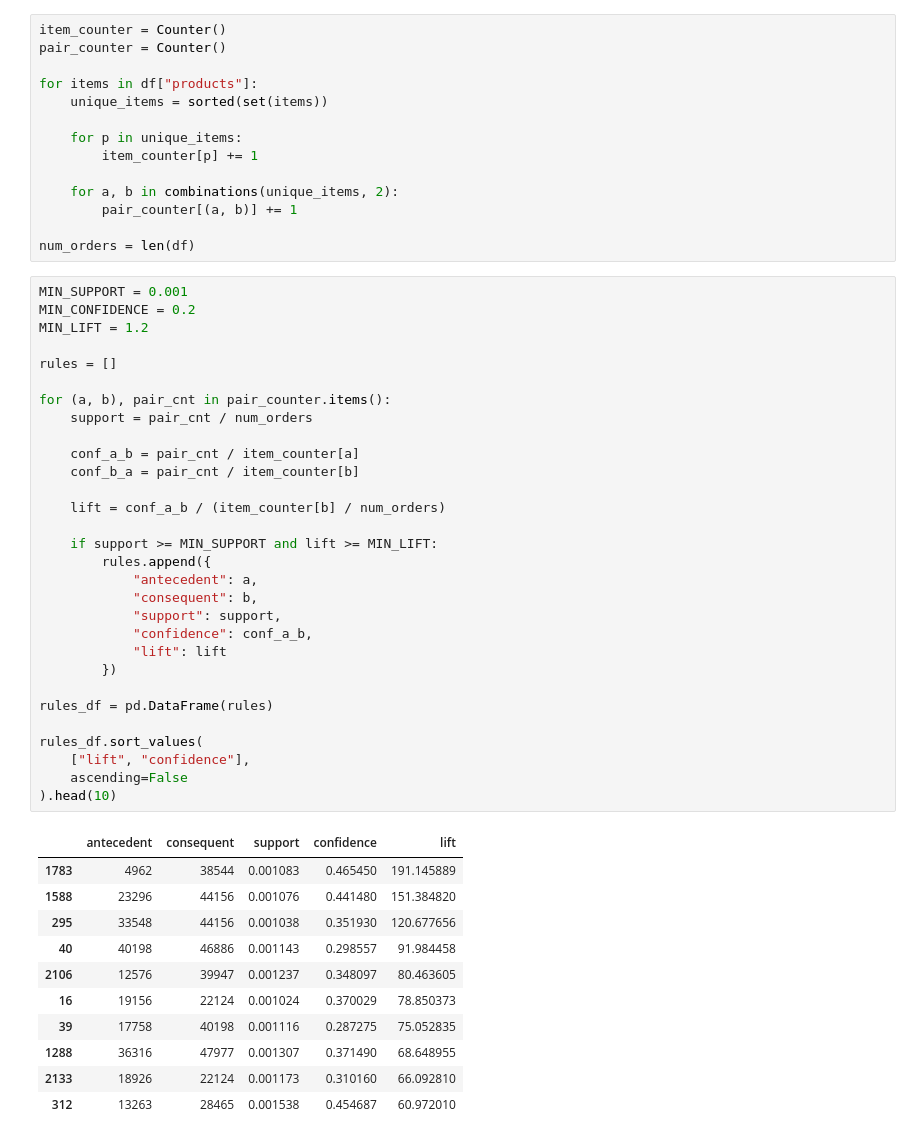
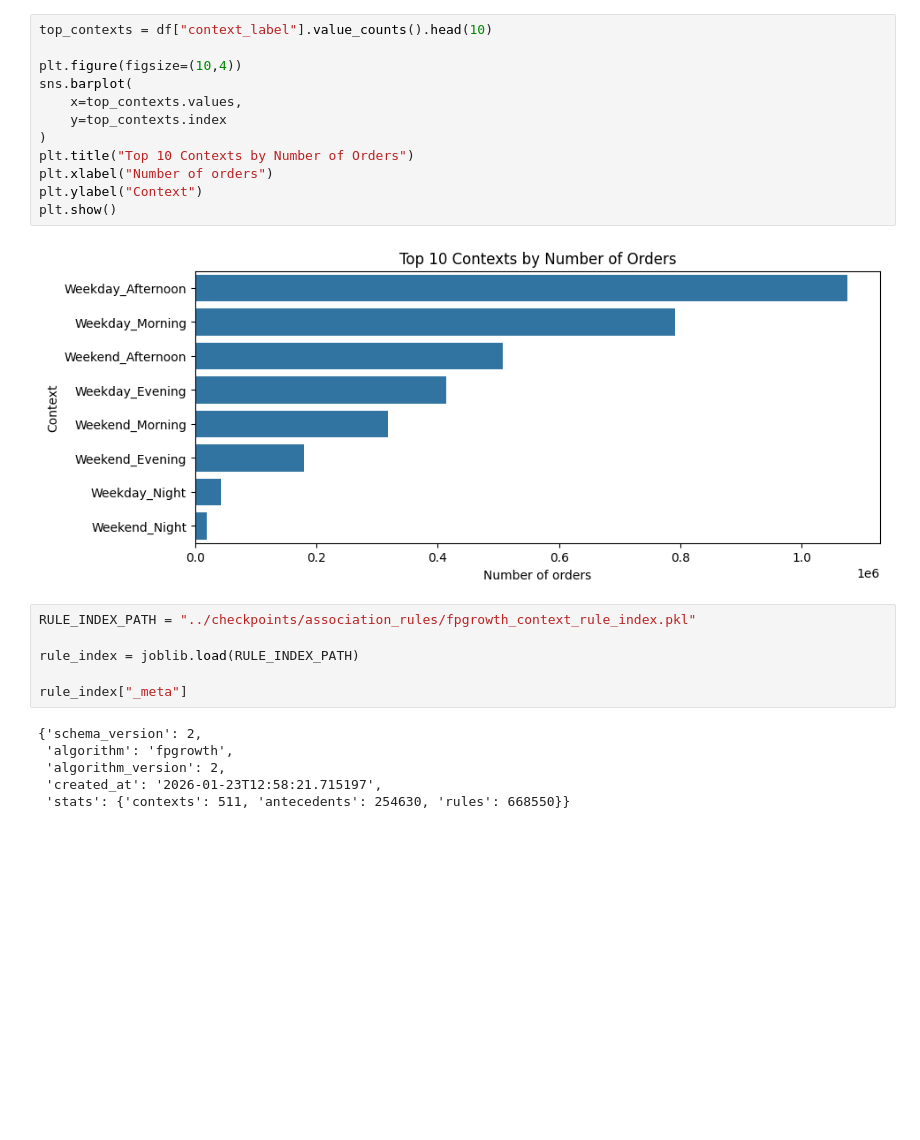
Before and after one commit to longpham205/Suggest_Product, a Jupyter notebook: notebooks/05_association_rules.ipynb, the cells around one changed output. Cells and saved outputs as stored; diff of their text form; blank space fills up the shorter version.

```diff
--- a/notebooks/05_association_rules.ipynb
+++ b/notebooks/05_association_rules.ipynb
@@ -62,56 +64,26 @@ Remaining orders: 2661954
 # %%
-item_counter = Counter()
-pair_counter = Counter()
+top_contexts = df["context_label"].value_counts().head(10)
 
-for items in df["products"]:
-    unique_items = sorted(set(items))
-
-    for p in unique_items:
-        item_counter[p] += 1
-
-    for a, b in combinations(unique_items, 2):
-        pair_counter[(a, b)] += 1
-
-num_orders = len(df)
+plt.figure(figsize=(10,4))
+sns.barplot(
+    x=top_contexts.values,
+    y=top_contexts.index
+)
+plt.title("Top 10 Contexts by Number of Orders")
+plt.xlabel("Number of orders")
+plt.ylabel("Context")
+plt.show()
+# %% [output]
+[figure, added]
 # %%
-MIN_SUPPORT = 0.001
-MIN_CONFIDENCE = 0.2
-MIN_LIFT = 1.2
+RULE_INDEX_PATH = "../checkpoints/association_rules/fpgrowth_context_rule_index.pkl"
 
-rules = []
+rule_index = joblib.load(RULE_INDEX_PATH)
 
-for (a, b), pair_cnt in pair_counter.items():
-    support = pair_cnt / num_orders
-
-    conf_a_b = pair_cnt / item_counter[a]
-    conf_b_a = pair_cnt / item_counter[b]
-
-    lift = conf_a_b / (item_counter[b] / num_orders)
-
-    if support >= MIN_SUPPORT and lift >= MIN_LIFT:
-        rules.append({
-            "antecedent": a,
-            "consequent": b,
-            "support": support,
-            "confidence": conf_a_b,
-            "lift": lift
-        })
-
-rules_df = pd.DataFrame(rules)
-
-rules_df.sort_values(
-    ["lift", "confidence"],
-    ascending=False
-).head(10)
+rule_index["_meta"]
 # %% [output]
-|  | antecedent | consequent | support | confidence | lift |
-| 1783 | 4962 | 38544 | 0.001083 | 0.465450 | 191.145889 |
-| 1588 | 23296 | 44156 | 0.001076 | 0.441480 | 151.384820 |
-| 295 | 33548 | 44156 | 0.001038 | 0.351930 | 120.677656 |
-| 40 | 40198 | 46886 | 0.001143 | 0.298557 | 91.984458 |
-| 2106 | 12576 | 39947 | 0.001237 | 0.348097 | 80.463605 |
-| 16 | 19156 | 22124 | 0.001024 | 0.370029 | 78.850373 |
-| 39 | 17758 | 40198 | 0.001116 | 0.287275 | 75.052835 |
-| 1288 | 36316 | 47977 | 0.001307 | 0.371490 | 68.648955 |
-| 2133 | 18926 | 22124 | 0.001173 | 0.310160 | 66.092810 |
-| 312 | 13263 | 28465 | 0.001538 | 0.454687 | 60.972010 |
+{'schema_version': 2,
+ 'algorithm': 'fpgrowth',
+ 'algorithm_version': 2,
+ 'created_at': '2026-01-23T12:58:21.715197',
+ 'stats': {'contexts': 511, 'antecedents': 254630, 'rules': 668550}}
```
Also changed, not shown: parts of 12 cells of this notebook, 38 other files.
